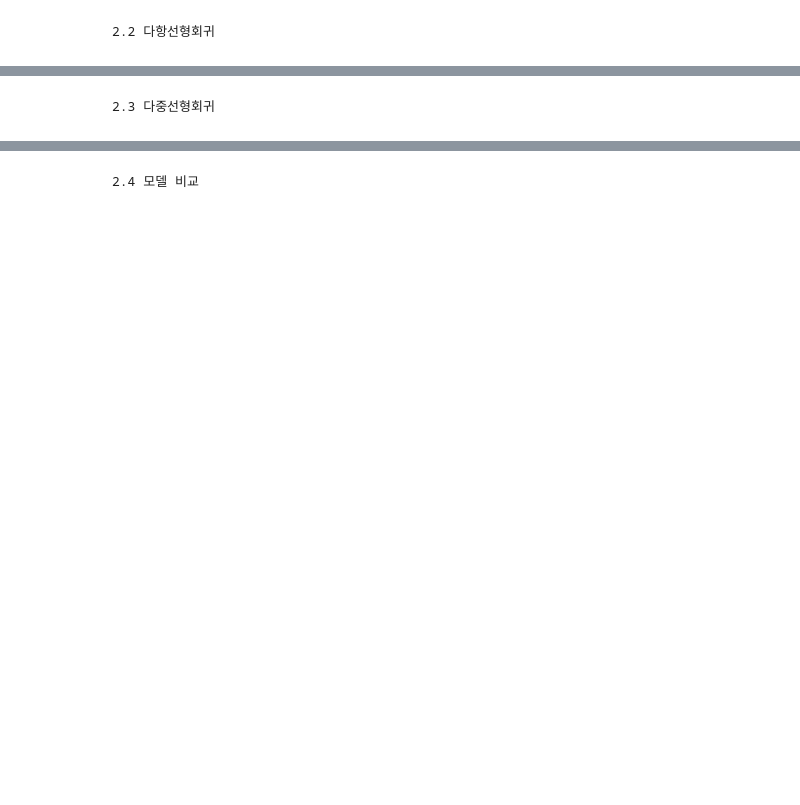
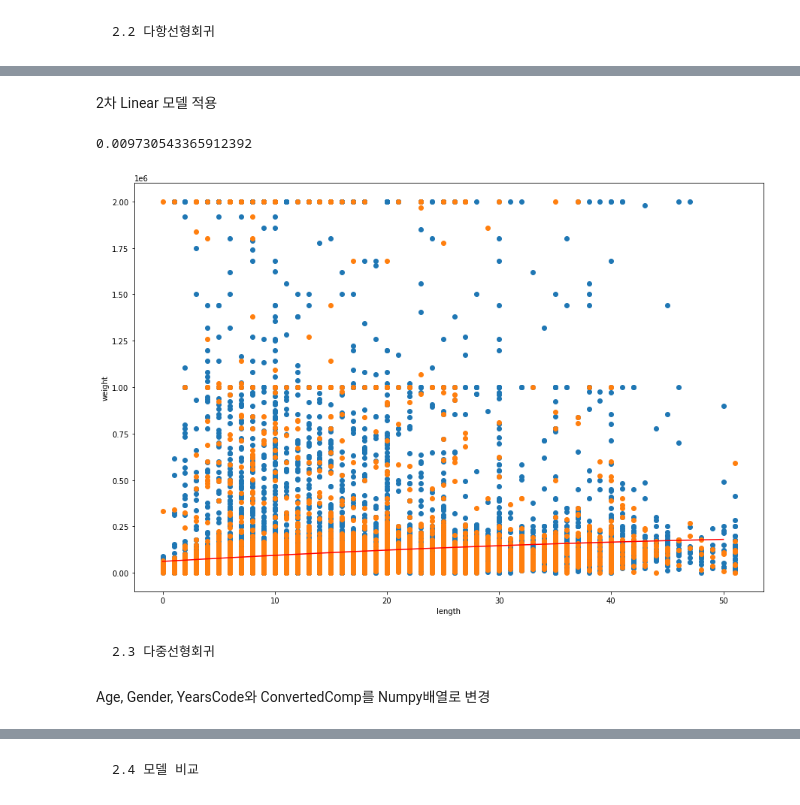
Before and after one commit to UniM0cha/Inhatc-ML, a Jupyter notebook: 정윤/3주차/rep3-회귀문제풀기(201845092이정윤).ipynb, the cells around one changed output, grey strips where cells are left out. Saved outputs shown, nothing was run; the diff lists cells and outputs as text; code cells hidden in the pictures; blank space fills up the shorter version.

```diff
--- a/정윤/3주차/rep3-회귀문제풀기(201845092이정윤).ipynb
+++ b/정윤/3주차/rep3-회귀문제풀기(201845092이정윤).ipynb
@@ -195,0 +225,7 @@ plt.show()
+# %%
+from sklearn.model_selection import train_test_split
+
+train_input, test_input, train_target, test_target = train_test_split(year, comp, random_state=42)
+train_input = train_input.reshape(-1, 1)
+test_input = test_input.reshape(-1, 1)
+train_input
@@ -196,2 +240,29 @@ plt.show()
+# %% [markdown]
+2차 Linear 모델 적용
+# %%
+import matplotlib.pyplot as plt
+import numpy as np
+
+train_poly = np.column_stack((train_input ** 2, train_input))
+test_poly = np.column_stack((test_input ** 2, test_input))
+
+lr = LinearRegression()
+lr.fit(train_poly, train_target)
+
+point = np.arange(0, 51)
+print(lr.score(test_poly, test_target))
+
+plt.figure(figsize=(15, 10))
+plt.scatter(train_input, train_target)
+plt.scatter(test_input, test_target)
+plt.plot(point, lr.coef_[0]*point**2 + lr.coef_[1]*point + lr.intercept_, color='red')
+plt.xlabel('length')
+plt.ylabel('weight')
+plt.show()
+# %% [output]
+0.009730543365912392
+[figure, added]
 # %% [markdown]
     2.3 다중선형회귀
+# %% [markdown]
+Age, Gender, YearsCode와 ConvertedComp를 Numpy배열로 변경
```
Also changed, not shown: parts of 26 cells of this notebook, 1 other file.
